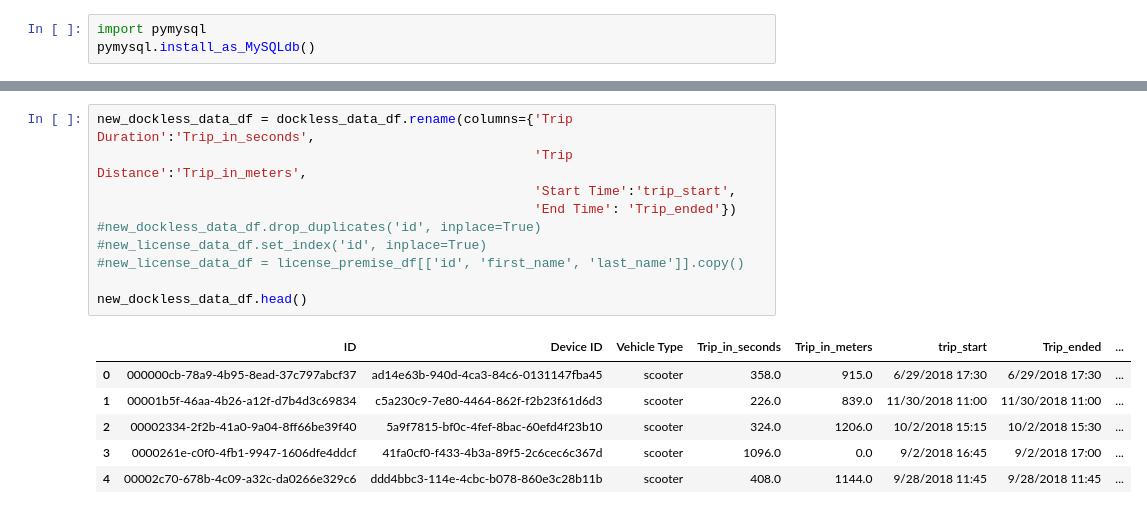
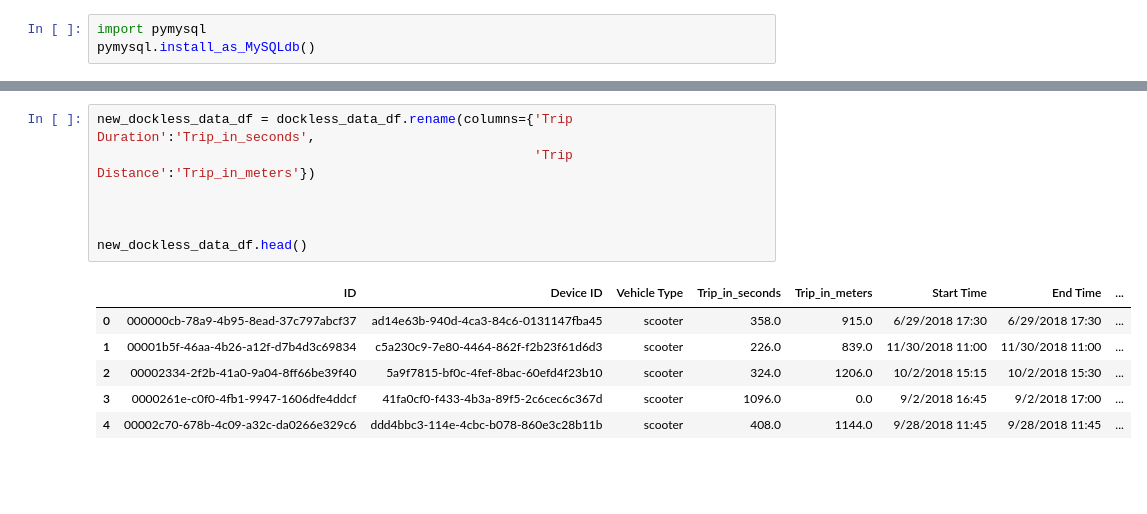
Before and after one commit to Ohmarr/Austin_Dockless_Vehicle_Study, a Jupyter notebook: dev/Extract_Transform_Dockless.ipynb, the cells around one changed output, grey strips where cells are left out. Drawn from its saved outputs; the diff is of its cells as text; blank space fills up the shorter version.

```diff
--- a/dev/Extract_Transform_Dockless.ipynb
+++ b/dev/Extract_Transform_Dockless.ipynb
@@ -35,15 +22,12 @@ dockless_data_df.head()
 # %%
 new_dockless_data_df = dockless_data_df.rename(columns={'Trip Duration':'Trip_in_seconds',
-                                                        'Trip Distance':'Trip_in_meters',
-                                                        'Start Time':'trip_start',
-                                                        'End Time': 'Trip_ended'})
-#new_dockless_data_df.drop_duplicates('id', inplace=True)
-#new_license_data_df.set_index('id', inplace=True)
-#new_license_data_df = license_premise_df[['id', 'first_name', 'last_name']].copy()
+                                                        'Trip Distance':'Trip_in_meters'})
+
+
 
 new_dockless_data_df.head()
 # %% [output]
-|  | ID | Device ID | Vehicle Type | Trip_in_seconds | Trip_in_meters | trip_start | Trip_ended | ... |
+|  | ID | Device ID | Vehicle Type | Trip_in_seconds | Trip_in_meters | Start Time | End Time | ... |
 | 0 | 000000cb-78a9-4b95-8ead-37c797abcf37 | ad14e63b-940d-4ca3-84c6-0131147fba45 | scooter | 358.0 | 915.0 | 6/29/2018 17:30 | 6/29/2018 17:30 | ... |
 | 1 | 00001b5f-46aa-4b26-a12f-d7b4d3c69834 | c5a230c9-7e80-4464-862f-f2b23f61d6d3 | scooter | 226.0 | 839.0 | 11/30/2018 11:00 | 11/30/2018 11:00 | ... |
 | 2 | 00002334-2f2b-41a0-9a04-8ff66be39f40 | 5a9f7815-bf0c-4fef-8bac-60efd4f23b10 | scooter | 324.0 | 1206.0 | 10/2/2018 15:15 | 10/2/2018 15:30 | ... |
```
Also changed, not shown: parts of 12 cells of this notebook, 1 other file.
